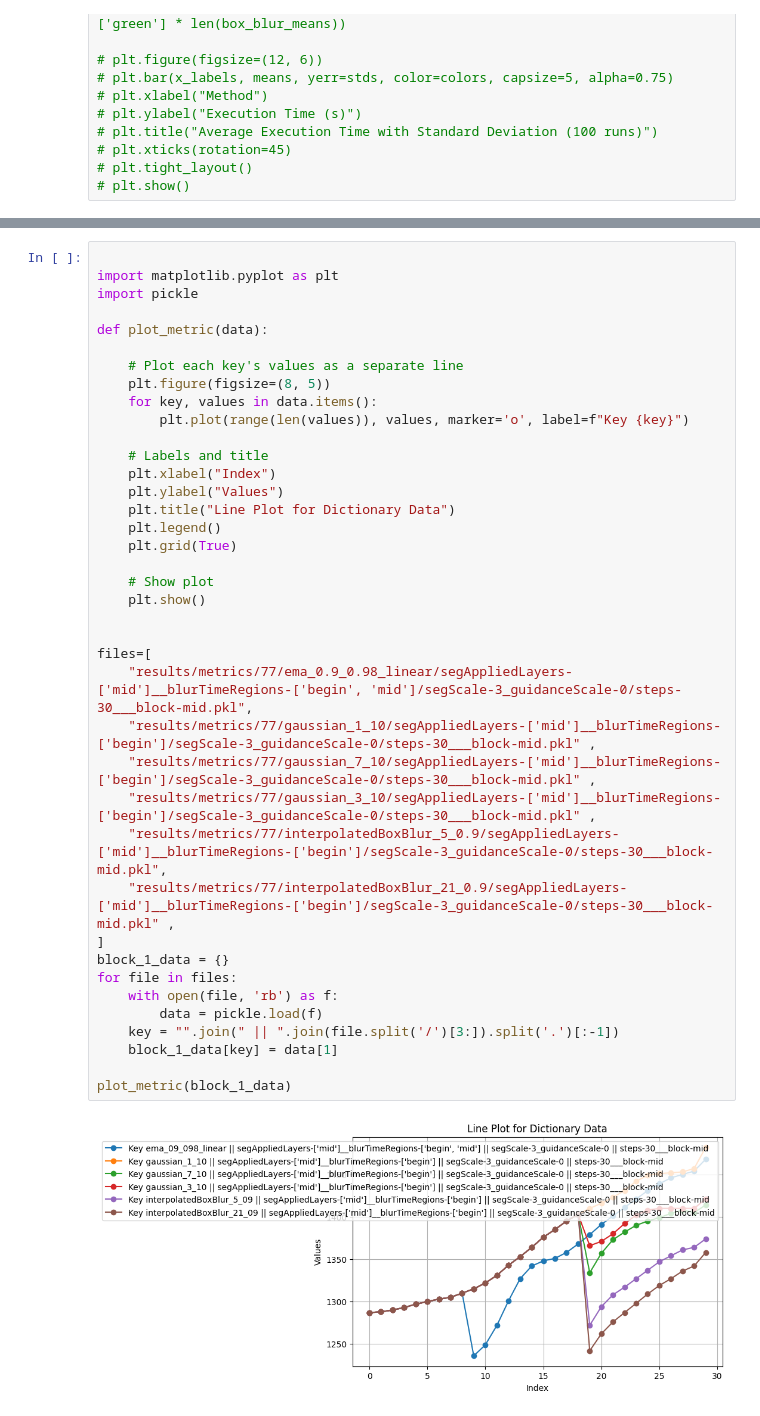
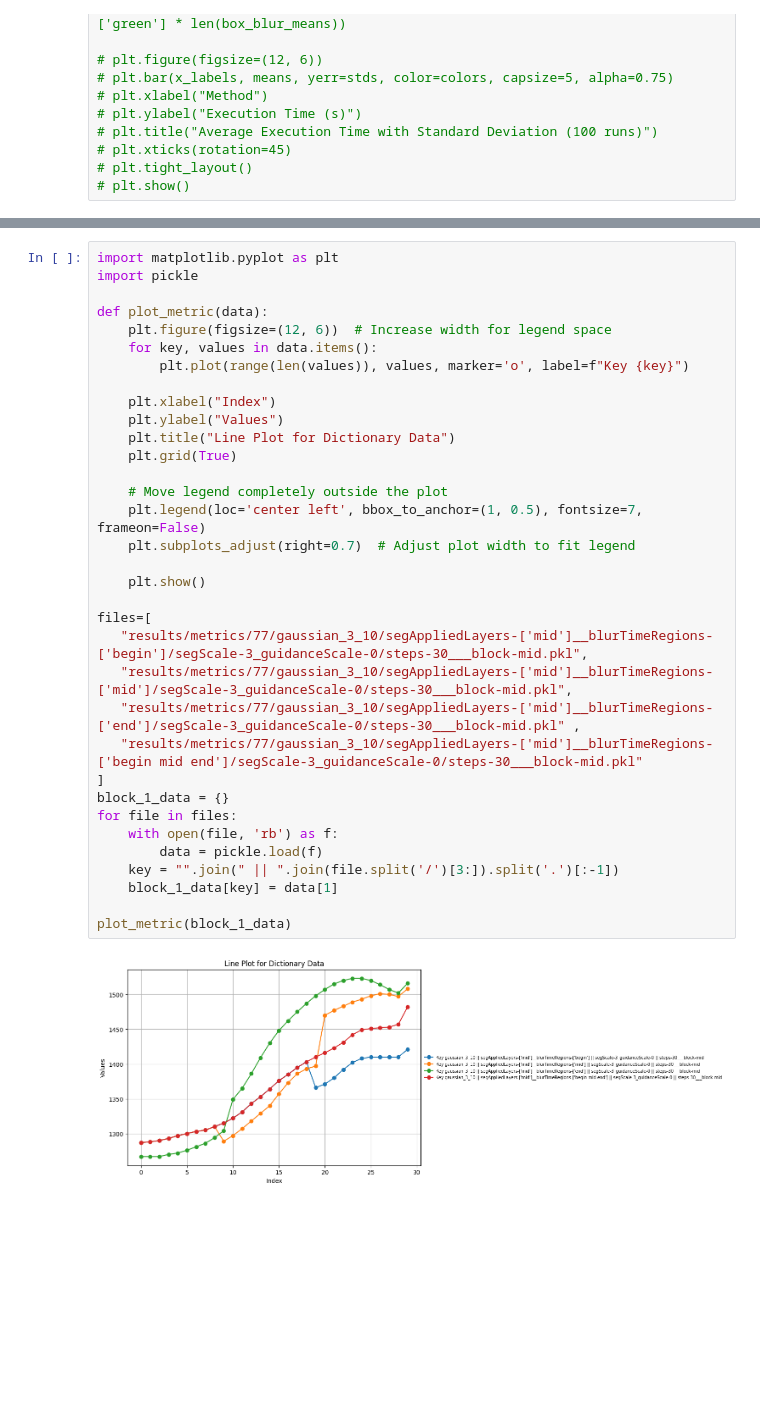
Before and after one commit to Sar2580P/SEG-rc, a Jupyter notebook: notebooks/metric_visualization.ipynb, the cells around one changed output, grey strips where cells are left out. Saved outputs shown, nothing was run; the diff lists cells and outputs as text; blank space fills up the shorter version.

Commit message:
visualizing generation

```diff
--- a/notebooks/metric_visualization.ipynb
+++ b/notebooks/metric_visualization.ipynb
@@ -105,41 +145,36 @@ os.chdir('/home/bala/Desktop/sri_krishna/SEG-rc')
 # %%
-
 import matplotlib.pyplot as plt
 import pickle
 
 def plot_metric(data):
-
-    # Plot each key's values as a separate line
-    plt.figure(figsize=(8, 5))
+    plt.figure(figsize=(12, 6))  # Increase width for legend space
     for key, values in data.items():
         plt.plot(range(len(values)), values, marker='o', label=f"Key {key}")
 
-    # Labels and title
     plt.xlabel("Index")
     plt.ylabel("Values")
     plt.title("Line Plot for Dictionary Data")
-    plt.legend()
     plt.grid(True)
 
-    # Show plot
+    # Move legend completely outside the plot
+    plt.legend(loc='center left', bbox_to_anchor=(1, 0.5), fontsize=7, frameon=False)
+    plt.subplots_adjust(right=0.7)  # Adjust plot width to fit legend
+
     plt.show()
 
-
 files=[
-    "results/metrics/77/ema_0.9_0.98_linear/segAppliedLayers-['mid']__blurTimeRegions-['begin', 'mid']/segScale-3_guidanceScale-0/steps-30___block-mid.pkl",
-    "results/metrics/77/gaussian_1_10/segAppliedLayers-['mid']__blurTimeRegions-['begin']/segScale-3_guidanceScale-0/steps-30___block-mid.pkl" ,
-    "results/metrics/77/gaussian_7_10/segAppliedLayers-['mid']__blurTimeRegions-['begin']/segScale-3_guidanceScale-0/steps-30___block-mid.pkl" ,
-    "results/metrics/77/gaussian_3_10/segAppliedLayers-['mid']__blurTimeRegions-['begin']/segScale-3_guidanceScale-0/steps-30___block-mid.pkl" ,
-    "results/metrics/77/interpolatedBoxBlur_5_0.9/segAppliedLayers-['mid']__blurTimeRegions-['begin']/segScale-3_guidanceScale-0/steps-30___block-mid.pkl",
-    "results/metrics/77/interpolatedBoxBlur_21_0.9/segAppliedLayers-['mid']__blurTimeRegions-['begin']/segScale-3_guidanceScale-0/steps-30___block-mid.pkl" ,
+   "results/metrics/77/gaussian_3_10/segAppliedLayers-['mid']__blurTimeRegions-['begin']/segScale-3_guidanceScale-0/steps-30___block-mid.pkl",
+   "results/metrics/77/gaussian_3_10/segAppliedLayers-['mid']__blurTimeRegions-['mid']/segScale-3_guidanceScale-0/steps-30___block-mid.pkl",
+   "results/metrics/77/gaussian_3_10/segAppliedLayers-['mid']__blurTimeRegions-['end']/segScale-3_guidanceScale-0/steps-30___block-mid.pkl" ,
+   "results/metrics/77/gaussian_3_10/segAppliedLayers-['mid']__blurTimeRegions-['begin mid end']/segScale-3_guidanceScale-0/steps-30___block-mid.pkl"
 ]
 block_1_data = {}
 for file in files:
     with open(file, 'rb') as f:
         data = pickle.load(f)
     key = "".join(" || ".join(file.split('/')[3:]).split('.')[:-1])
     block_1_data[key] = data[1]
 
 plot_metric(block_1_data)
 # %% [output]
-[figure, old version]
+[figure, new version]
```
Also changed, not shown: parts of 5 cells of this notebook, 10 other files.
